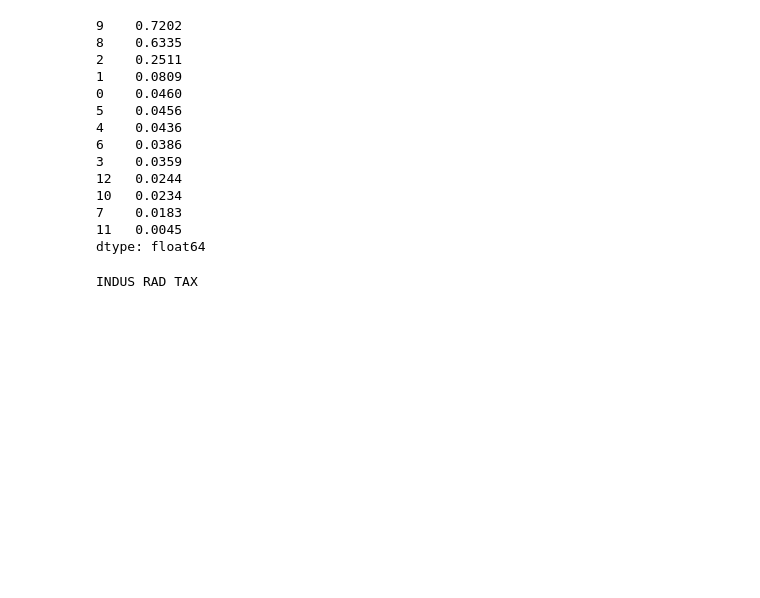
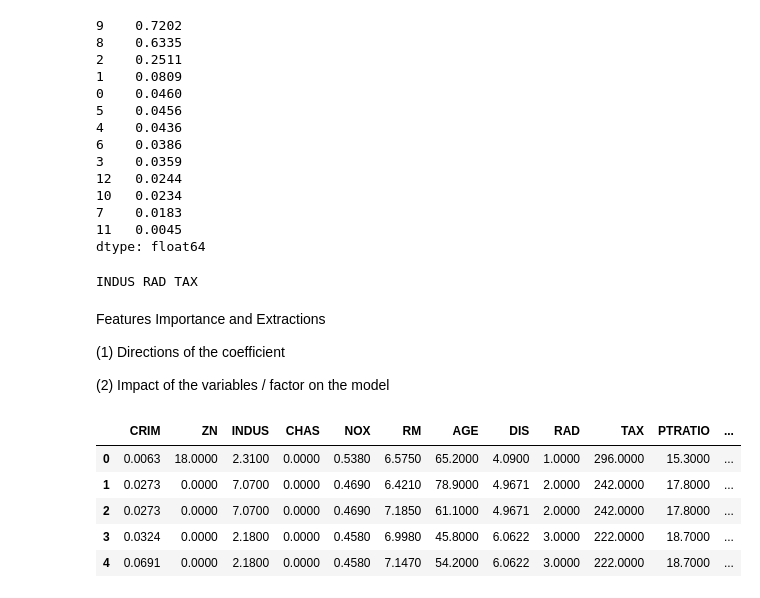
Before and after one commit to AvinashTiwari/Artifical-intelligence, a Jupyter notebook: 3_Machine_Learning/11_MultiplesRegression_feature/MultiRegression_Feature.ipynb, the cells around one changed output. Drawn from its saved outputs; the diff is of its cells as text; code cells hidden in the pictures; blank space fills up the shorter version.

```diff
--- a/3_Machine_Learning/11_MultiplesRegression_feature/MultiRegression_Feature.ipynb
+++ b/3_Machine_Learning/11_MultiplesRegression_feature/MultiRegression_Feature.ipynb
@@ -201,3 +219,18 @@ dtype: float64
 print(df.columns[2], df.columns[8], df.columns[9])
 # %% [output]
 INDUS RAD TAX
+# %% [markdown]
+Features Importance and Extractions
+
+(1) Directions of the coefficient
+
+(2) Impact of the variables  / factor on the model
+# %%
+df.head()
+# %% [output]
+|  | CRIM | ZN | INDUS | CHAS | NOX | RM | AGE | DIS | RAD | TAX | PTRATIO | ... |
+| 0 | 0.0063 | 18.0000 | 2.3100 | 0.0000 | 0.5380 | 6.5750 | 65.2000 | 4.0900 | 1.0000 | 296.0000 | 15.3000 | ... |
+| 1 | 0.0273 | 0.0000 | 7.0700 | 0.0000 | 0.4690 | 6.4210 | 78.9000 | 4.9671 | 2.0000 | 242.0000 | 17.8000 | ... |
+| 2 | 0.0273 | 0.0000 | 7.0700 | 0.0000 | 0.4690 | 7.1850 | 61.1000 | 4.9671 | 2.0000 | 242.0000 | 17.8000 | ... |
+| 3 | 0.0324 | 0.0000 | 2.1800 | 0.0000 | 0.4580 | 6.9980 | 45.8000 | 6.0622 | 3.0000 | 222.0000 | 18.7000 | ... |
+| 4 | 0.0691 | 0.0000 | 2.1800 | 0.0000 | 0.4580 | 7.1470 | 54.2000 | 6.0622 | 3.0000 | 222.0000 | 18.7000 | ... |
```
Also changed, not shown: parts of 18 cells of this notebook, 1 other file.
